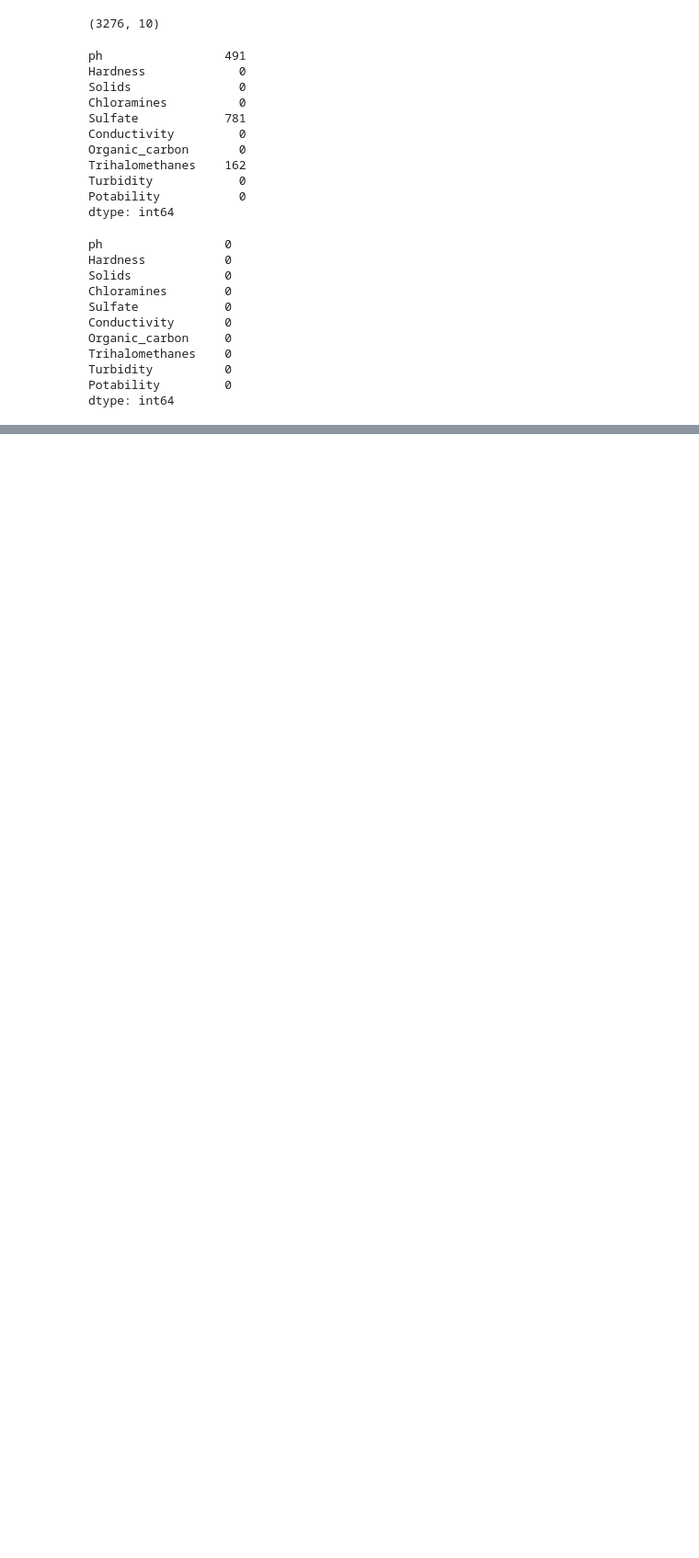
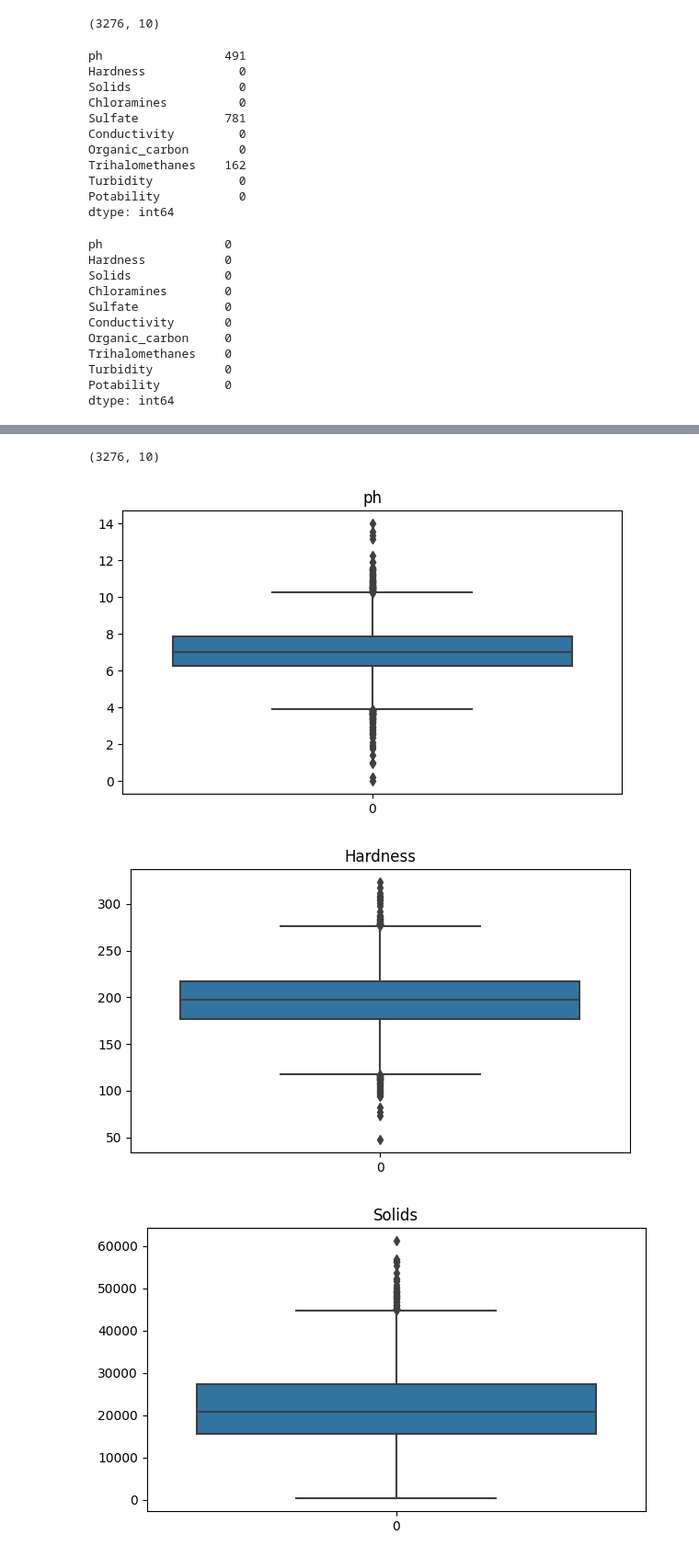
Before and after one commit to shibyraam/Project_DS, a Jupyter notebook: water_quality.ipynb, the cells around one changed output, grey strips where cells are left out. Shown at 92% size. Cells and saved outputs as stored; diff of their text form; code cells hidden in the pictures; blank space fills up the shorter version.

```diff
--- a/water_quality.ipynb
+++ b/water_quality.ipynb
@@ -159,0 +168,4 @@ Length: 3276, dtype: bool
+# %%
+df.shape
+# %% [output]
+(3276, 10)
@@ -159,0 +174,34 @@ Length: 3276, dtype: bool
+# %%
+# train colomns outlier boxplot
+plt.figure(figsize=(7,4))
+sns.boxplot(df['ph']).set_title('ph')
+
+plt.figure(figsize=(7,4))
+sns.boxplot(df['Hardness']).set_title('Hardness')
+
+plt.figure(figsize=(7,4))
+sns.boxplot(df['Solids']).set_title('Solids')
+
+plt.figure(figsize=(7,4))
+sns.boxplot(df['Chloramines']).set_title('Chloramines')
+
+plt.figure(figsize=(7,4))
+sns.boxplot(df['Sulfate']).set_title('Sulfate')
+
+plt.figure(figsize=(7,4))
+sns.boxplot(df['Conductivity']).set_title('Conductivity')
+
+plt.figure(figsize=(7,4))
+sns.boxplot(df['Organic_carbon']).set_title('Organic_carbon')
+
+plt.figure(figsize=(7,4))
+sns.boxplot(df['Trihalomethanes']).set_title('Trihalomethanes')
+
+plt.figure(figsize=(7,4))
+sns.boxplot(df['Turbidity']).set_title('Turbidity')
+
+plt.show()
+# %% [output]
+[figure, added]
+[figure, added]
+[figure, added]
```
Also changed, not shown: parts of 11 cells of this notebook.
